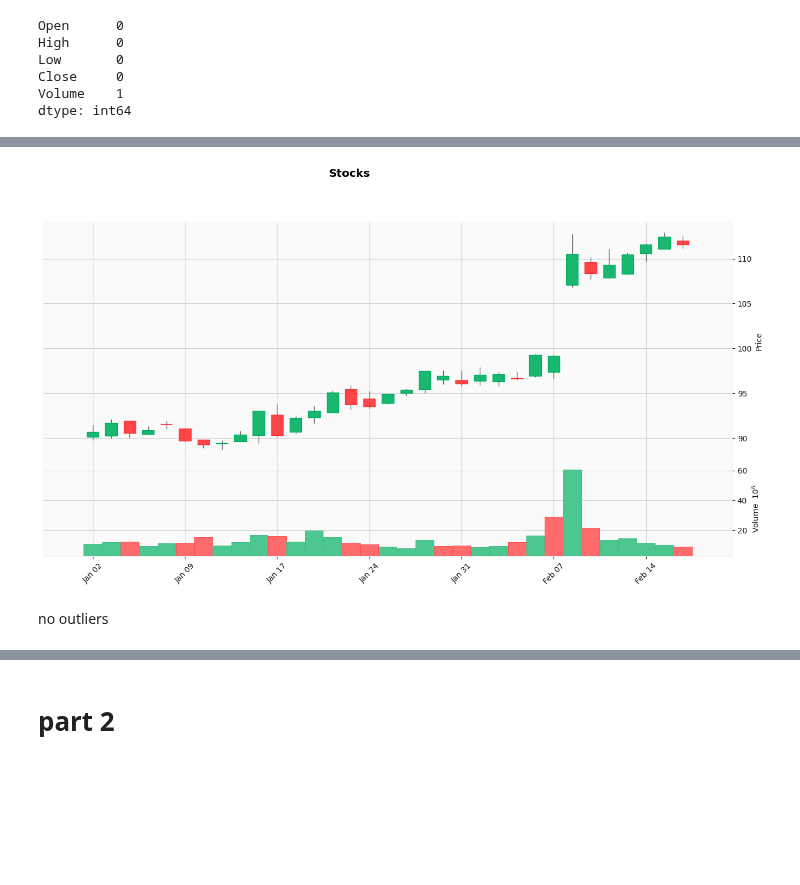
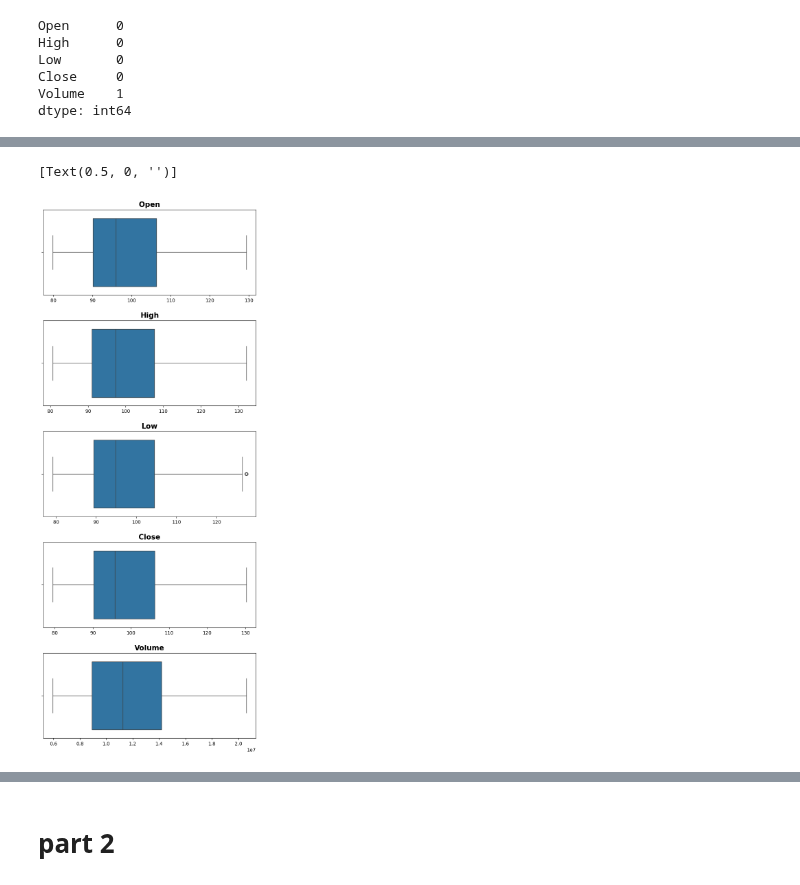
Before and after one commit to HillelCharbit/Trading-Algorithm-Project---google-trends, a Jupyter notebook: tom_jupyter_notebook.ipynb, the cells around one changed output, grey strips where cells are left out. Drawn from its saved outputs; the diff is of its cells as text; code cells hidden in the pictures; blank space fills up the shorter version.

```diff
--- a/tom_jupyter_notebook.ipynb
+++ b/tom_jupyter_notebook.ipynb
@@ -209,6 +285,37 @@ df_cleaned = df[CloseOutliers['Outlier']==False]
-# %%
-mpf.plot(df_cleaned[df_cleaned.index.year == 2024], type='candle', volume=True, style='yahoo', title='Stocks', figratio=(20, 10), figscale=1.5)
-# %% [output]
-[figure, removed]
-# %% [markdown]
-no outliers
+# %%
+OpenSd = df['Open'][~is_outliersOpen].std()
+HighSd = df['High'][~is_outliersHigh].std()
+LowSd = df['Low'][~is_outliersLow].std()
+CloseSd = df['Close'][~is_outliersClose].std()
+
+df[df.Volume.isna()].Open[0]
+aroundOpen = (df['Open'] <= df[df.Volume.isna()].Open[0] + OpenSd) & (df['Open'] >= df[df.Volume.isna()].Open[0] - OpenSd)
+aroundHigh = (df['High'] <= df[df.Volume.isna()].High[0] + HighSd) & (df['High'] >= df[df.Volume.isna()].High[0] - HighSd)
+aroundLow = (df['Low'] <= df[df.Volume.isna()].Low[0] + LowSd) & (df['Low'] >= df[df.Volume.isna()].Low[0] - LowSd)
+aroundClose = (df['Close'] <= df[df.Volume.isna()].Close[0] + CloseSd) & (df['Close'] >= df[df.Volume.isna()].Close[0] - CloseSd)
+
+df.Volume[df.Volume.isna()] = df.Volume.fillna(df[aroundOpen & aroundHigh & aroundLow & aroundClose & ~df.Volume.isna()].Volume.median())
+# %%
+alpha = 0.01
+beta = 0.08
+df['Open'] = winsorize(df['Open'], limits = [alpha, beta])
+df['High'] = winsorize(df['High'], limits = [alpha, beta])
+df['Low'] = winsorize(df['Low'], limits = [alpha, beta])
+df['Close'] = winsorize(df['Close'], limits = [alpha, beta])
+df['Volume'] = winsorize(df['Volume'], limits = [alpha, beta])
+# %%
+fig, ax = plt.subplots(nrows = 5, figsize = (8, 20))
+plt.subplots_adjust(hspace = 0.3)
+ax[0].set_title('Open', fontweight = 'bold').set_fontsize(15)
+sns.boxplot(x = df['Open'], ax = ax[0]).set(xlabel = None)
+ax[1].set_title('High', fontweight = 'bold').set_fontsize(15)
+sns.boxplot(x = df['High'], ax = ax[1]).set(xlabel = None)
+ax[2].set_title('Low', fontweight = 'bold').set_fontsize(15)
+sns.boxplot(x = df['Low'], ax = ax[2]).set(xlabel = None)
+ax[3].set_title('Close', fontweight = 'bold').set_fontsize(15)
+sns.boxplot(x = df['Close'], ax = ax[3]).set(xlabel = None)
+ax[4].set_title('Volume', fontweight = 'bold').set_fontsize(15)
+sns.boxplot(x = df['Volume'], ax = ax[4]).set(xlabel = None)
+# %% [output]
+[Text(0.5, 0, '')]
+[figure, added]
```
Also changed, not shown: parts of 33 cells of this notebook.
